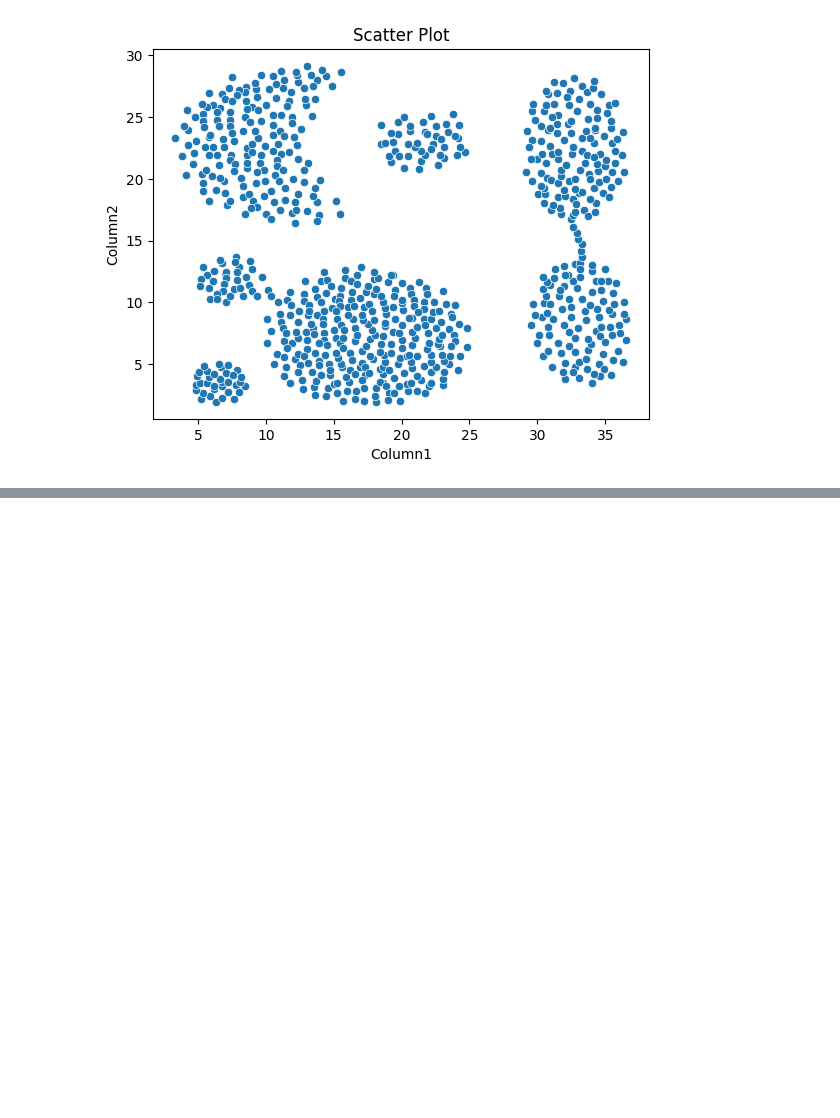
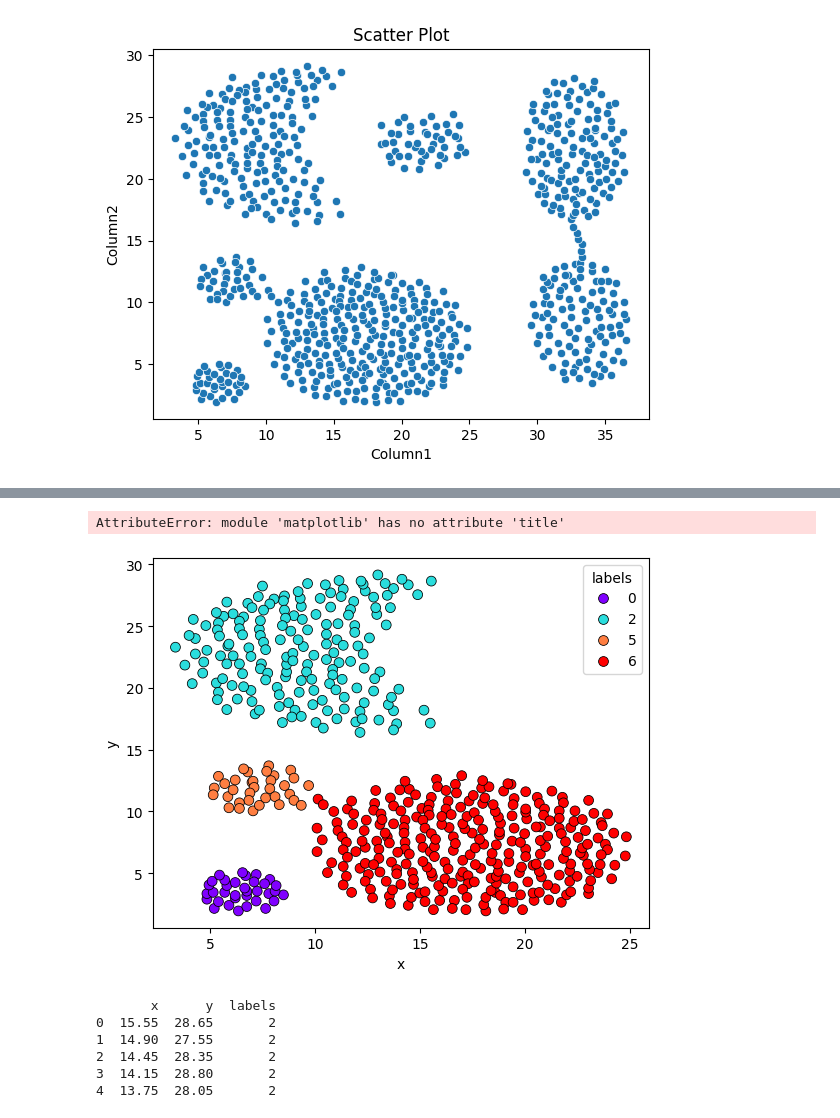
Before and after one commit to ElStabilini/AlgoritmiEStruttureDati, a Jupyter notebook: prova.ipynb, the cells around one changed output, grey strips where cells are left out. Cells and saved outputs as stored; diff of their text form; code cells hidden in the pictures; blank space fills up the shorter version.

```diff
--- a/prova.ipynb
+++ b/prova.ipynb
@@ -28,0 +123,19 @@ plt.show()
+# %%
+sns.scatterplot(data=df_filtered, x='x', y='y', hue=df_filtered.labels, palette='rainbow', edgecolor='k', s=50)
+plt.title('KMeans Clustering')
+plt.show()
+# %% [output]
+AttributeError: module 'matplotlib' has no attribute 'title'
+[figure, added]
+# %%
+df_complete = pd.concat([df_filtered, df134], axis=0)
+df_complete.reset_index(drop=True, inplace=True)
+
+print(df_complete.head())
+# %% [output]
+       x      y  labels
+0  15.55  28.65       2
+1  14.90  27.55       2
+2  14.45  28.35       2
+3  14.15  28.80       2
+4  13.75  28.05       2
```
Also changed, not shown: parts of 16 cells of this notebook, 3 other files.
